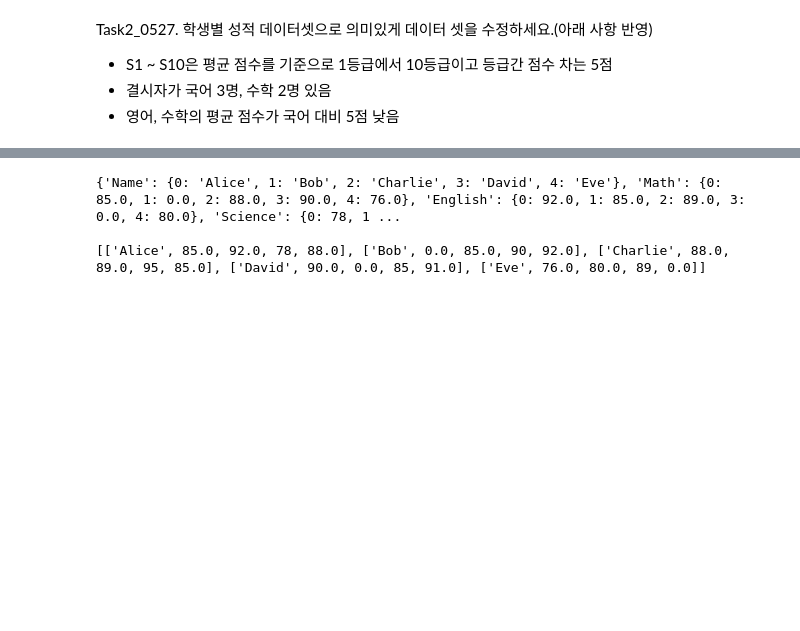
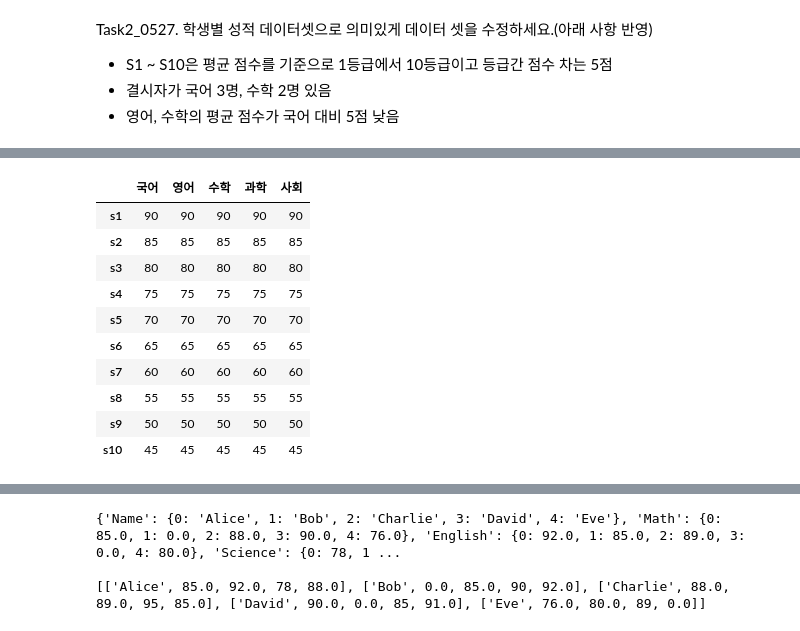
Before and after one commit to yk91412/kita_2404, a Jupyter notebook: m3_분석라이브러리/pandas_1_데이터구조.ipynb, the cells around one changed output, grey strips where cells are left out. Drawn from its saved outputs; the diff is of its cells as text; code cells hidden in the pictures; blank space fills up the shorter version.

```diff
--- a/m3_분석라이브러리/pandas_1_데이터구조.ipynb
+++ b/m3_분석라이브러리/pandas_1_데이터구조.ipynb
@@ -935,0 +1035,17 @@ df
+# %%
+# 등급간 점수 차는 5점
+for i in range(10):
+    df.iloc[i] = 90 - i*5
+df
+# %% [output]
+|  | 국어 | 영어 | 수학 | 과학 | 사회 |
+| s1 | 90 | 90 | 90 | 90 | 90 |
+| s2 | 85 | 85 | 85 | 85 | 85 |
+| s3 | 80 | 80 | 80 | 80 | 80 |
+| s4 | 75 | 75 | 75 | 75 | 75 |
+| s5 | 70 | 70 | 70 | 70 | 70 |
+| s6 | 65 | 65 | 65 | 65 | 65 |
+| s7 | 60 | 60 | 60 | 60 | 60 |
+| s8 | 55 | 55 | 55 | 55 | 55 |
+| s9 | 50 | 50 | 50 | 50 | 50 |
+| s10 | 45 | 45 | 45 | 45 | 45 |
```
Also changed, not shown: parts of 25 cells of this notebook, 1 other file.
